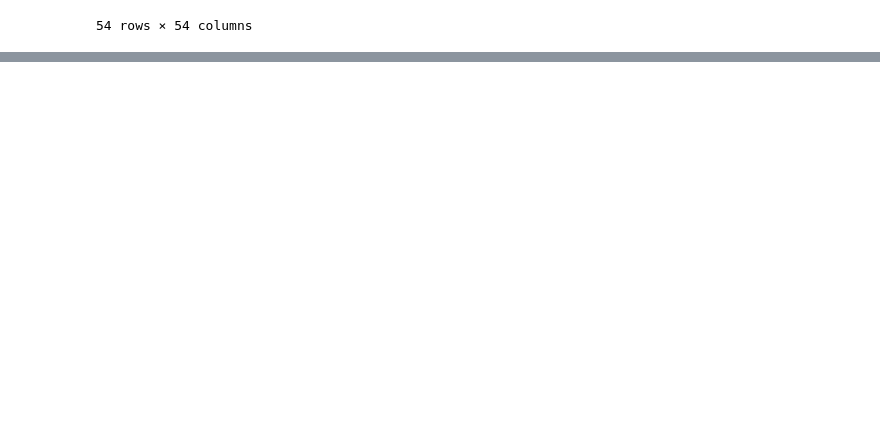
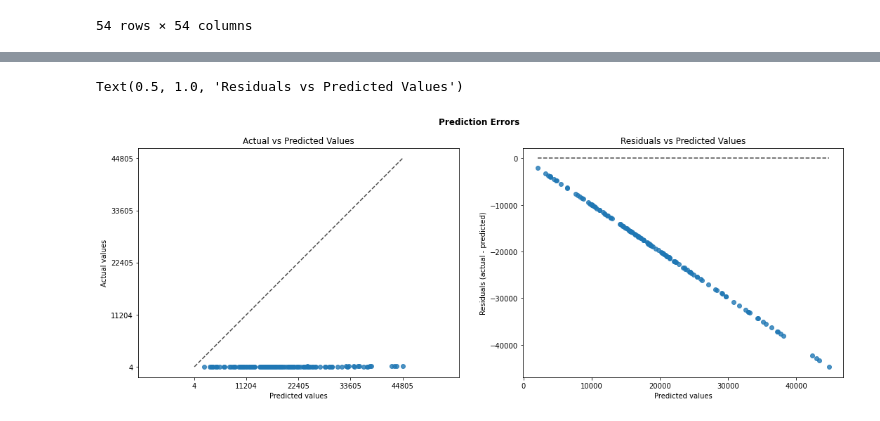
Before and after one commit to umutarsln/lineer-regression, a Jupyter notebook: umutarslan/predictions/merge_tables.ipynb, the cells around one changed output, grey strips where cells are left out. Cells and saved outputs as stored; diff of their text form; code cells hidden in the pictures; blank space fills up the shorter version.

```diff
--- a/umutarslan/predictions/merge_tables.ipynb
+++ b/umutarslan/predictions/merge_tables.ipynb
@@ -521,0 +522,17 @@ R2 Score: 0.9497606596935426
+# %%
+from sklearn.metrics import PredictionErrorDisplay
+
+
+y_pred = lreg2.predict(X)
+
+fig, axs = plt.subplots(1, 2, figsize=[18,6])
+fig.suptitle("Prediction Errors", weight="bold")
+
+PredictionErrorDisplay.from_predictions(y, y_pred, kind="actual_vs_predicted", ax=axs[0])
+axs[0].set_title("Actual vs Predicted Values")
+
+PredictionErrorDisplay.from_predictions(y, y_pred, kind="residual_vs_predicted", ax=axs[1])
+axs[1].set_title("Residuals vs Predicted Values")
+# %% [output]
+Text(0.5, 1.0, 'Residuals vs Predicted Values')
+[figure, added]
```
Also changed, not shown: parts of 3 cells of this notebook, 2 other files.
